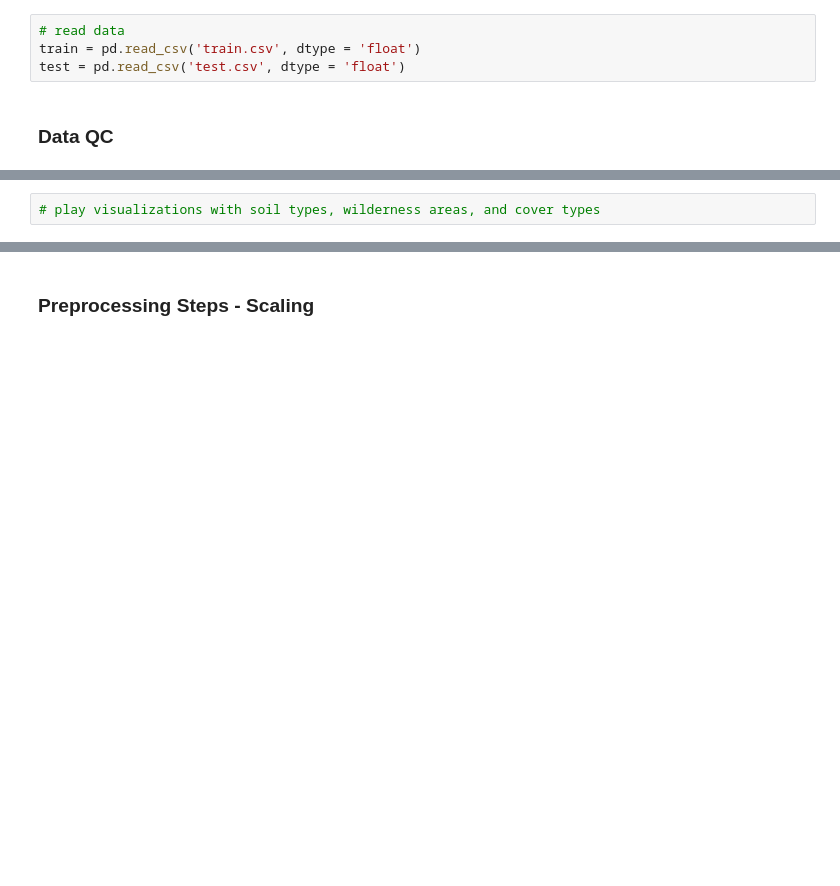
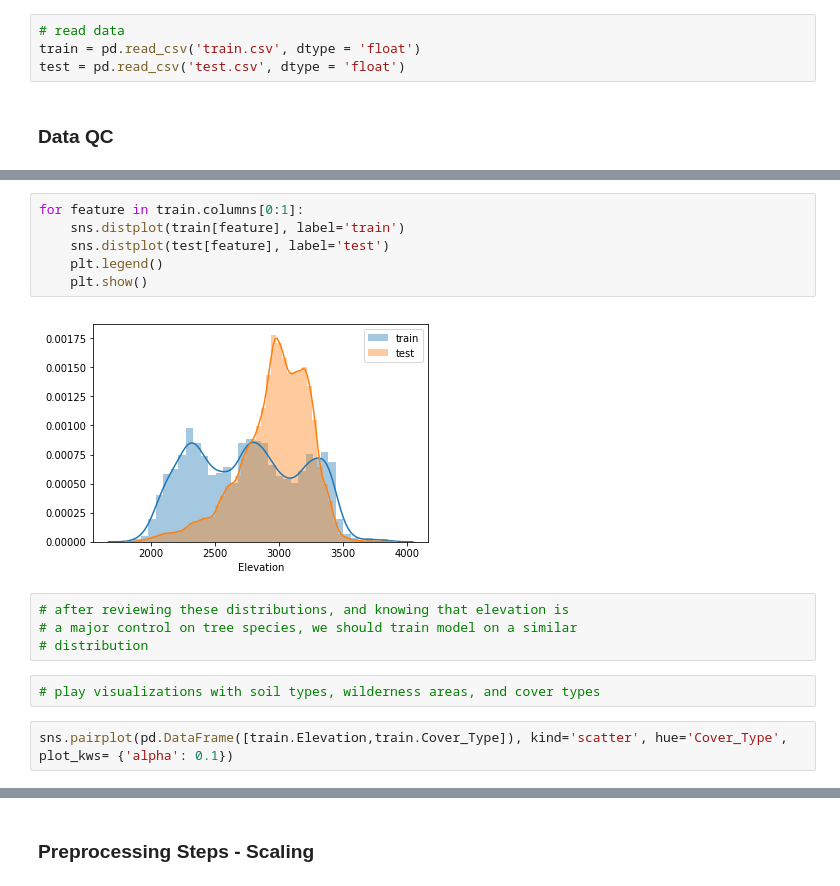
Before and after one commit to tinaprisma/dsc-mod-5-project-online-ds-sp-000, a Jupyter notebook: Kaggle Competition - Machine Learning Project.ipynb, the cells around one changed output, grey strips where cells are left out. Saved outputs shown, nothing was run; the diff lists cells and outputs as text; blank space fills up the shorter version.

```diff
--- a/Kaggle Competition - Machine Learning Project.ipynb
+++ b/Kaggle Competition - Machine Learning Project.ipynb
@@ -74,2 +95,16 @@ sns.pairplot(train[continuous_vars], kind='scatter', hue="Cover_Type", plot_kws=
+# %%
+for feature in train.columns[0:1]:
+    sns.distplot(train[feature], label='train')
+    sns.distplot(test[feature], label='test')
+    plt.legend()
+    plt.show()
+# %% [output]
+[figure, added]
+# %%
+# after reviewing these distributions, and knowing that elevation is
+# a major control on tree species, we should train model on a similar
+# distribution
 # %%
 # play visualizations with soil types, wilderness areas, and cover types
+# %%
+sns.pairplot(pd.DataFrame([train.Elevation,train.Cover_Type]), kind='scatter', hue='Cover_Type', plot_kws= {'alpha': 0.1})
```
Also changed, not shown: parts of 14 cells of this notebook.
